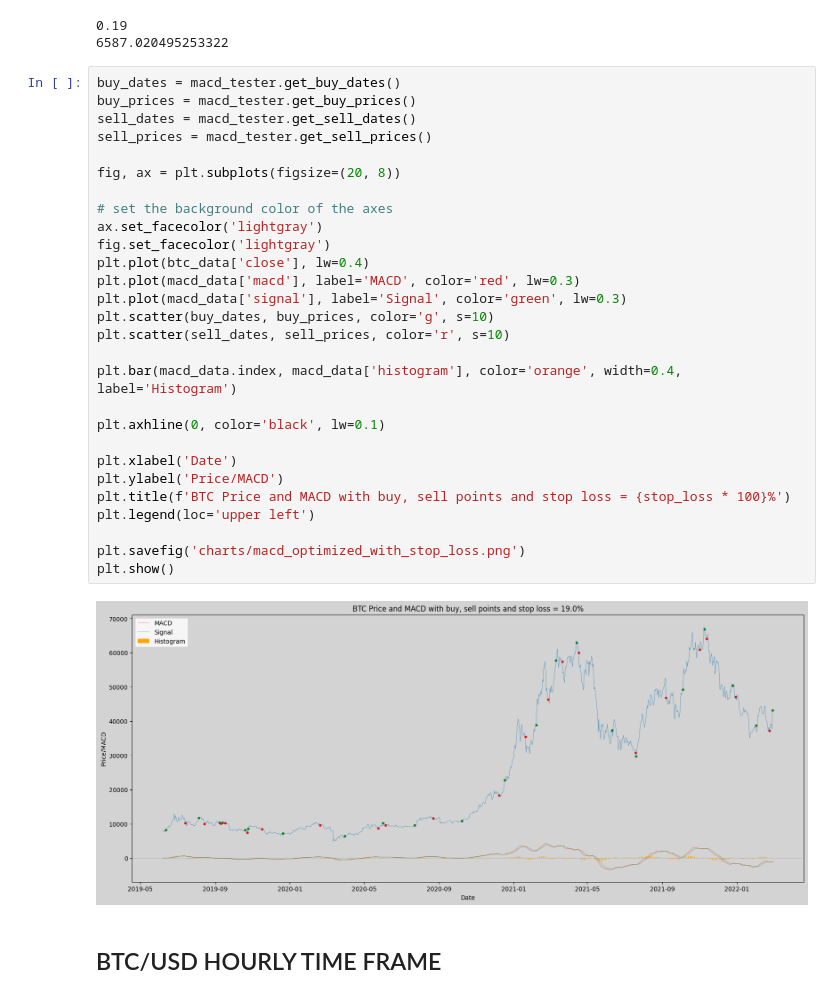
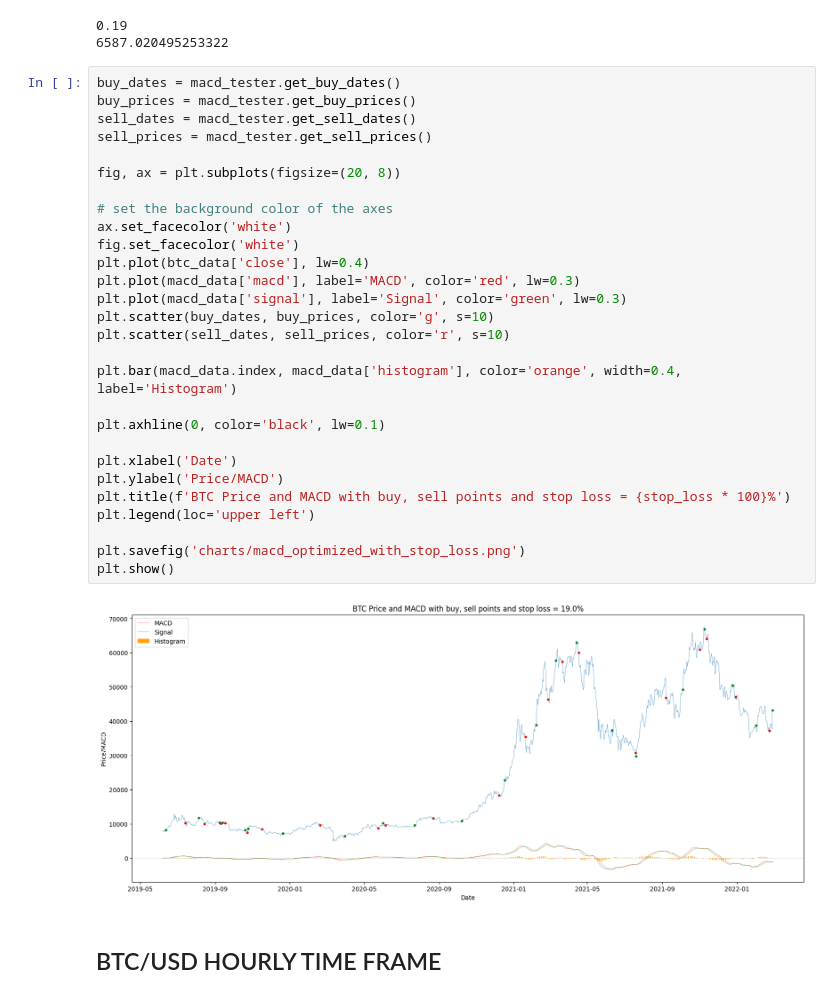
Before and after one commit to timschopinski/macd-analysis, a Jupyter notebook: main.ipynb, the cells around one changed output. Saved outputs shown, nothing was run; the diff lists cells and outputs as text.

```diff
--- a/main.ipynb
+++ b/main.ipynb
@@ -307,33 +308,33 @@ print(macd_tester.get_total_return())
 # %%
 buy_dates = macd_tester.get_buy_dates()
 buy_prices = macd_tester.get_buy_prices()
 sell_dates = macd_tester.get_sell_dates()
 sell_prices = macd_tester.get_sell_prices()
 
 fig, ax = plt.subplots(figsize=(20, 8))
 
 # set the background color of the axes
-ax.set_facecolor('lightgray')
-fig.set_facecolor('lightgray')
+ax.set_facecolor('white')
+fig.set_facecolor('white')
 plt.plot(btc_data['close'], lw=0.4)
 plt.plot(macd_data['macd'], label='MACD', color='red', lw=0.3)
 plt.plot(macd_data['signal'], label='Signal', color='green', lw=0.3)
 plt.scatter(buy_dates, buy_prices, color='g', s=10)
 plt.scatter(sell_dates, sell_prices, color='r', s=10)
 
 plt.bar(macd_data.index, macd_data['histogram'], color='orange', width=0.4, label='Histogram')
 
 plt.axhline(0, color='black', lw=0.1)
 
 plt.xlabel('Date')
 plt.ylabel('Price/MACD')
 plt.title(f'BTC Price and MACD with buy, sell points and stop loss = {stop_loss * 100}%')
 plt.legend(loc='upper left')
 
 plt.savefig('charts/macd_optimized_with_stop_loss.png')
 plt.show()
 # %% [output]
-[figure, old version]
+[figure, new version]
 # %% [markdown]
 <h2>BTC/USD HOURLY TIME FRAME</h2>
 # %%
```
Also changed, not shown: parts of 5 cells of this notebook, 6 other files.
